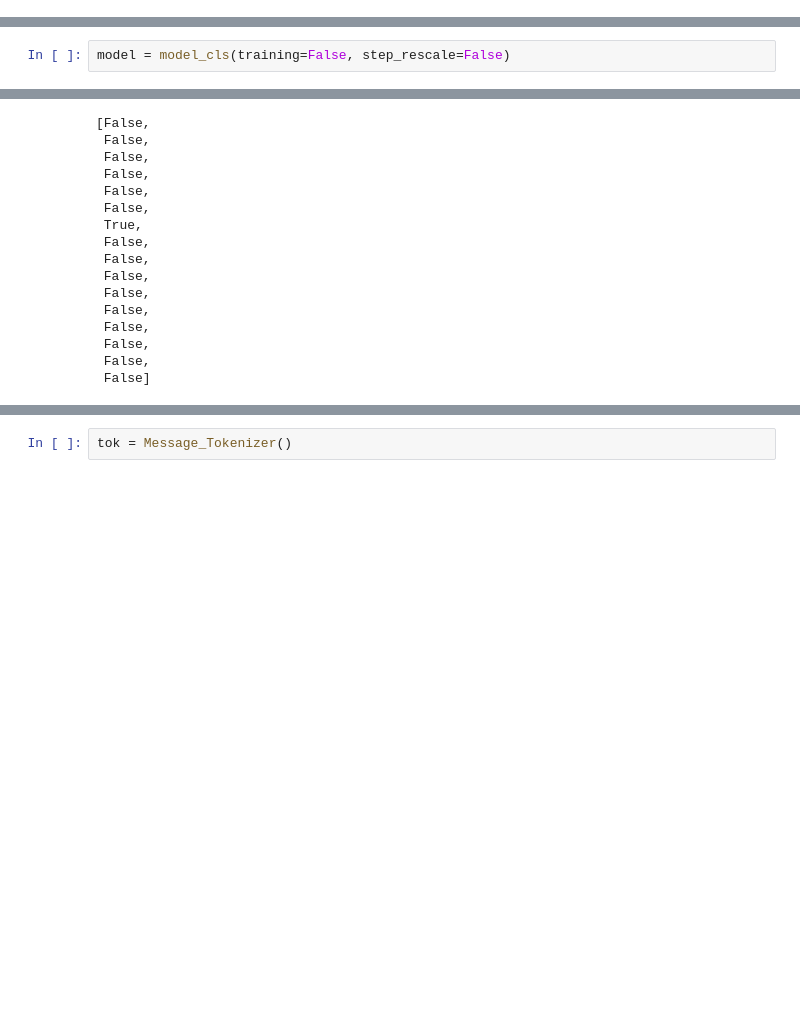
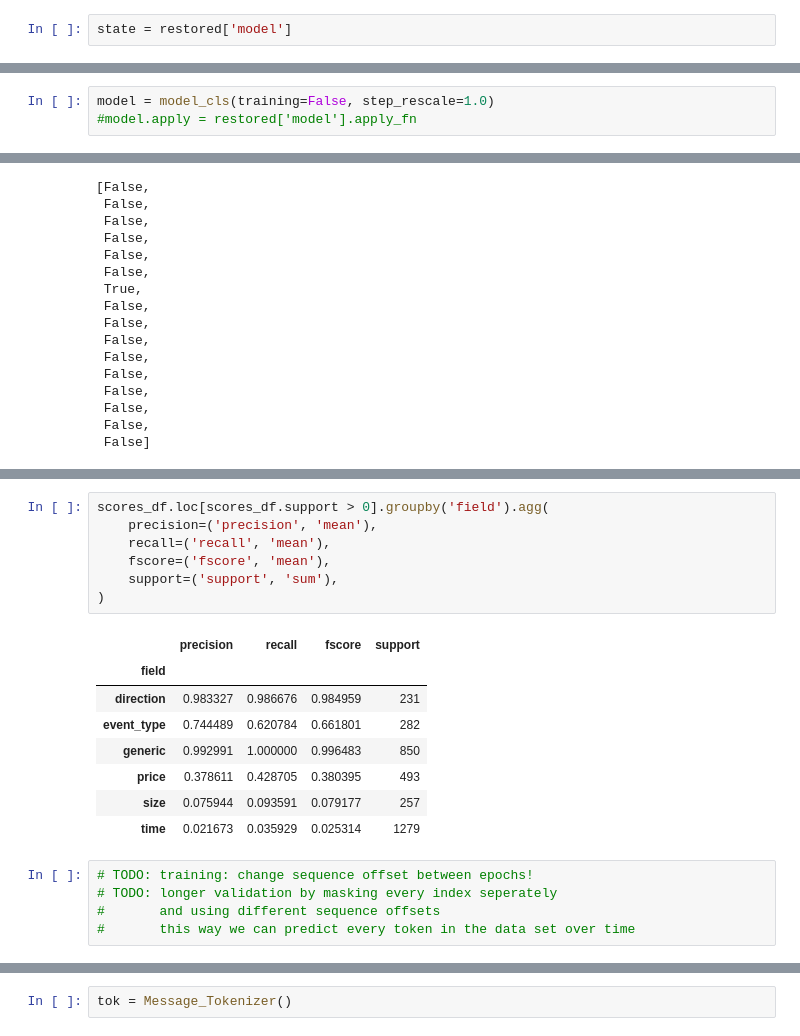
Before and after one commit to saschafrey/LOBS5_Prediction, a Jupyter notebook: lob/validate_model.ipynb, the cells around one changed output, grey strips where cells are left out. Saved outputs shown, nothing was run; the diff lists cells and outputs as text; blank space fills up the shorter version.

```diff
--- a/lob/validate_model.ipynb
+++ b/lob/validate_model.ipynb
@@ -200,6 +198,8 @@ restored
          },
      },
  }))}
+# %%
+state = restored['model']
 # %%
 #data_dir = '/nfs/home/peern/LOBS5/data/'
 #messages = sorted(glob(data_dir + '*message*.npy'))
@@ -230,4 +230,5 @@ val_loader = make_data_loader(
     num_workers=0
 )
 # %%
-model = model_cls(training=False, step_rescale=False)
+model = model_cls(training=False, step_rescale=1.0)
+#model.apply = restored['model'].apply_fn
@@ -534,0 +475,21 @@ Array(0.16054794, dtype=float32)
+# %%
+scores_df.loc[scores_df.support > 0].groupby('field').agg(
+    precision=('precision', 'mean'),
+    recall=('recall', 'mean'),
+    fscore=('fscore', 'mean'),
+    support=('support', 'sum'),
+)
+# %% [output]
+|  | precision | recall | fscore | support |
+| field |  |  |  |  |
+| direction | 0.983327 | 0.986676 | 0.984959 | 231 |
+| event_type | 0.744489 | 0.620784 | 0.661801 | 282 |
+| generic | 0.992991 | 1.000000 | 0.996483 | 850 |
+| price | 0.378611 | 0.428705 | 0.380395 | 493 |
+| size | 0.075944 | 0.093591 | 0.079177 | 257 |
+| time | 0.021673 | 0.035929 | 0.025314 | 1279 |
+# %%
+# TODO: training: change sequence offset between epochs!
+# TODO: longer validation by masking every index seperately
+#       and using different sequence offsets
+#       this way we can predict every token in the data set over time
```
Also changed, not shown: parts of 53 cells of this notebook, 6 other files.
